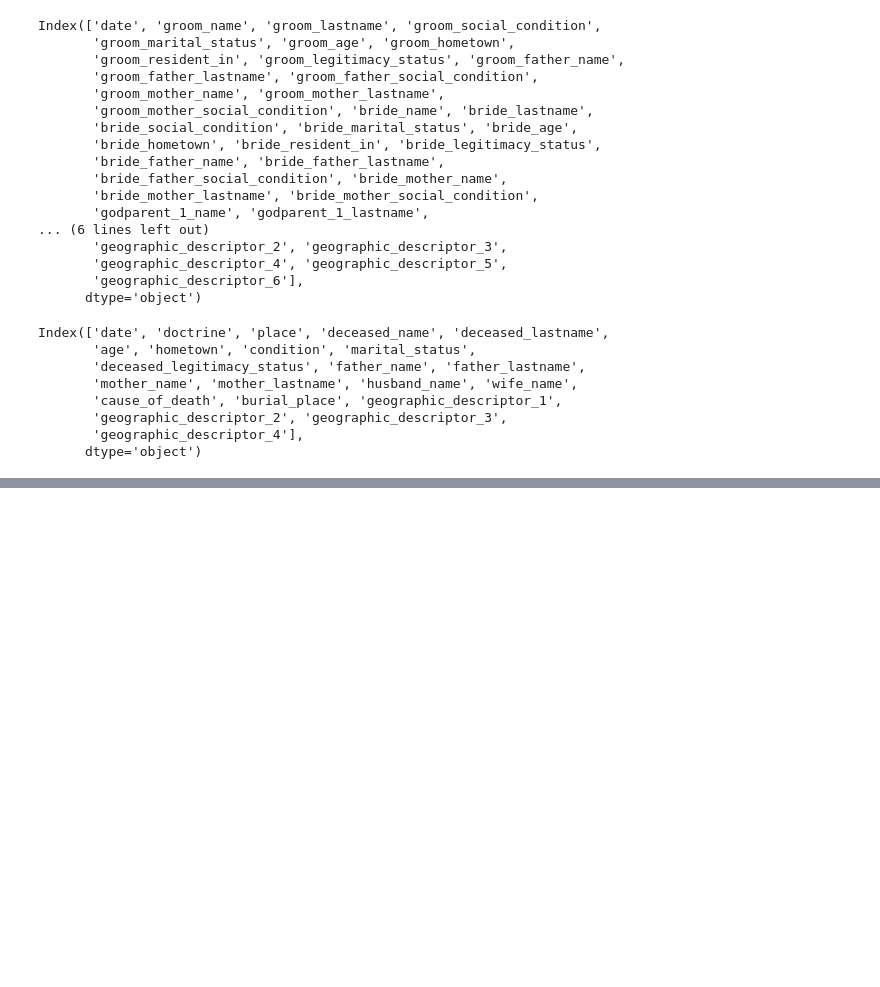
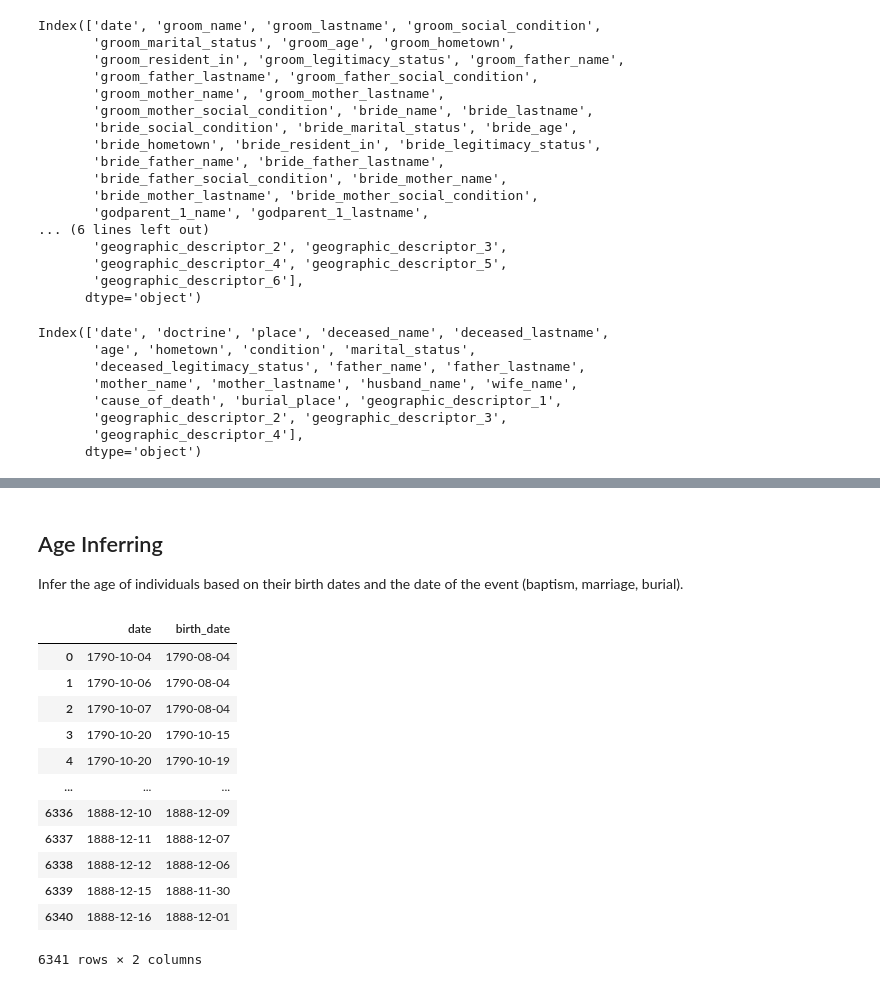
Before and after one commit to UCSB-AMPLab/sondondo, a Jupyter notebook: project_code/dataCleaning.ipynb, the cells around one changed output, grey strips where cells are left out. Saved outputs shown, nothing was run; the diff lists cells and outputs as text; code cells hidden in the pictures; blank space fills up the shorter version.

```diff
--- a/project_code/dataCleaning.ipynb
+++ b/project_code/dataCleaning.ipynb
@@ -167,0 +223,21 @@ Index(['date', 'doctrine', 'place', 'deceased_name', 'deceased_lastname',
+# %% [markdown]
+## Age Inferring
+
+Infer the age of individuals based on their birth dates and the date of the event (baptism, marriage, burial).
+# %%
+BAUTISMOS_HARMONIZED['birth_date'] = AgeInferrer(BAUTISMOS_HARMONIZED['date']).infer_all(BAUTISMOS_HARMONIZED['birth_date'])
+BAUTISMOS_HARMONIZED[['date', 'birth_date']]
+# %% [output]
+|  | date | birth_date |
+| 0 | 1790-10-04 | 1790-08-04 |
+| 1 | 1790-10-06 | 1790-08-04 |
+| 2 | 1790-10-07 | 1790-08-04 |
+| 3 | 1790-10-20 | 1790-10-15 |
+| 4 | 1790-10-20 | 1790-10-19 |
+| ... | ... | ... |
+| 6336 | 1888-12-10 | 1888-12-09 |
+| 6337 | 1888-12-11 | 1888-12-07 |
+| 6338 | 1888-12-12 | 1888-12-06 |
+| 6339 | 1888-12-15 | 1888-11-30 |
+| 6340 | 1888-12-16 | 1888-12-01 |
+6341 rows × 2 columns
```
Also changed, not shown: parts of 11 cells of this notebook.
